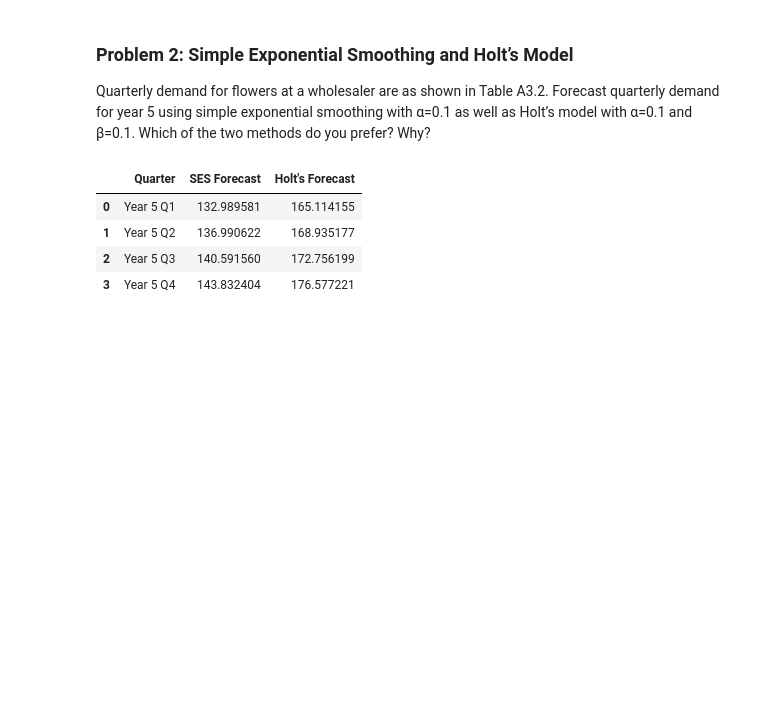
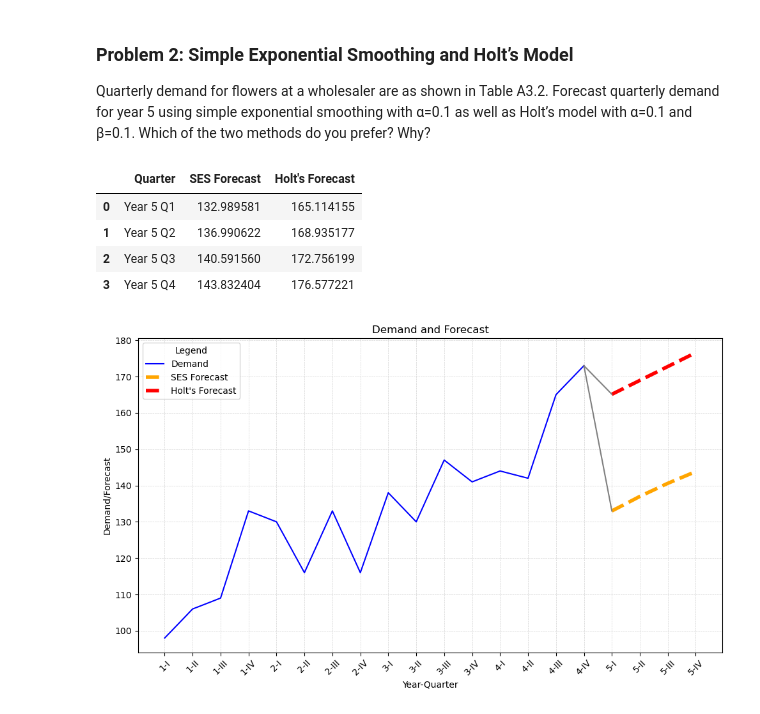
Before and after one commit to rodolfolermacontreras/Supply_Chain_Analytics_3, a Jupyter notebook: Assignment_3_RodolfoL.ipynb, the cells around one changed output. Drawn from its saved outputs; the diff is of its cells as text; code cells hidden in the pictures; blank space fills up the shorter version.

```diff
--- a/Assignment_3_RodolfoL.ipynb
+++ b/Assignment_3_RodolfoL.ipynb
@@ -330 +308,53 @@ fig.show()
+# %%
+import matplotlib.pyplot as plt
+
+# Create a dataframe for plotting
+plot_df = pd.DataFrame({
+    "Quarter": df["Quarter"].tolist() + ["I", "II", "III", "IV"],
+    "Year": df["Year"].astype(str).tolist() + ["5", "5", "5", "5"],
+    "Demand": demands.tolist() + [None] * 4,
+    "SES Forecast": [None] * 16 + simple_exponential_forecast[-4:],
+    "Holt's Forecast": [None] * 16 + holt_forecast[-4:]
+})
+
+# Combine Year and Quarter for the x-axis
+plot_df["Year-Quarter"] = plot_df["Year"] + "-" + plot_df["Quarter"]
+
+# Create the plot using Matplotlib
+fig, ax = plt.subplots(figsize=(10, 6))
+
+# Plot demand
+ax.plot(plot_df["Year-Quarter"][:16], plot_df["Demand"][:16], color="blue", linestyle="-", label="Demand")
+
+# Plot SES forecast
+ax.plot(plot_df["Year-Quarter"][-4:], plot_df["SES Forecast"][-4:], color="orange", linestyle="--",  linewidth=4, label="SES Forecast")
+
+# Plot Holt's forecast
+ax.plot(plot_df["Year-Quarter"][-4:], plot_df["Holt's Forecast"][-4:], color="red", linestyle="--",  linewidth=4,label="Holt's Forecast")
+
+# Plot gray connection lines
+ax.plot([plot_df["Year-Quarter"][15], plot_df["Year-Quarter"][16]], [plot_df["Demand"][15], plot_df["SES Forecast"][16]], color="gray", linestyle="-")
+ax.plot([plot_df["Year-Quarter"][15], plot_df["Year-Quarter"][16]], [plot_df["Demand"][15], plot_df["Holt's Forecast"][16]], color="gray", linestyle="-")
+
+# Set plot title and labels
+ax.set_title("Demand and Forecast")
+ax.set_xlabel("Year-Quarter")
+ax.set_ylabel("Demand/Forecast")
+
+# Set legend
+ax.legend(title="Legend")
+
+# Add light gray dashed grid
+ax.grid(color='lightgray', linestyle='--', linewidth=0.5)
+
+# Rotate x-axis labels for better readability
+plt.xticks(rotation=45)
+
+# Adjust layout to prevent overlapping of labels
+plt.tight_layout()
+
+# Show the plot
+plt.show()
+# %% [output]
+[figure, added]
 # %% [markdown]
```
Also changed, not shown: parts of 5 cells of this notebook, 2 other files.
